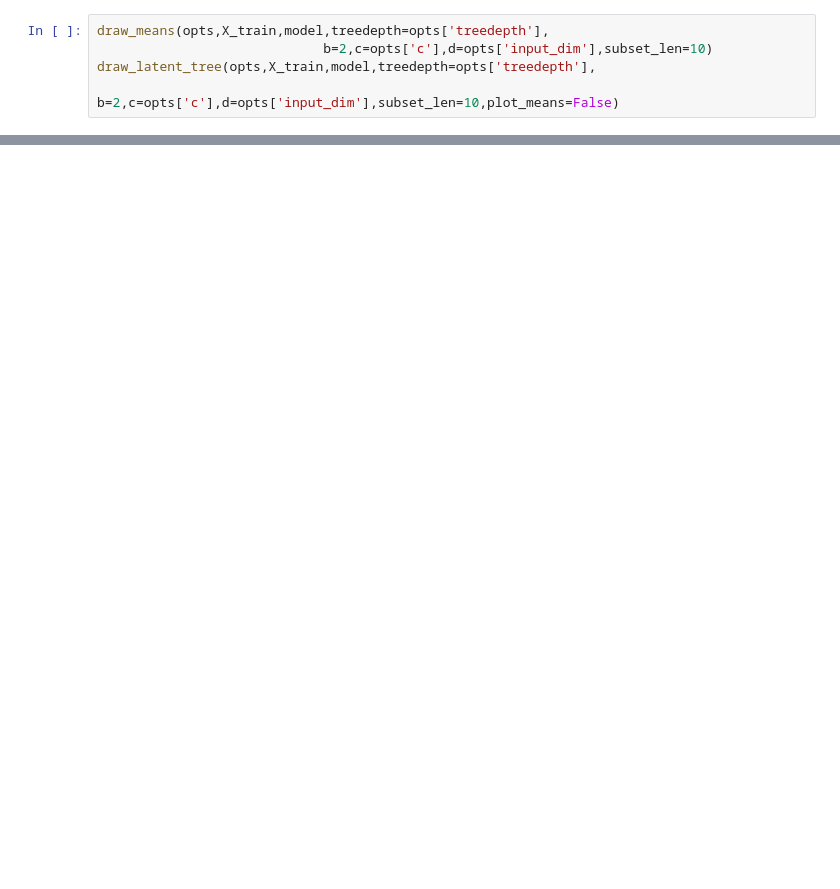
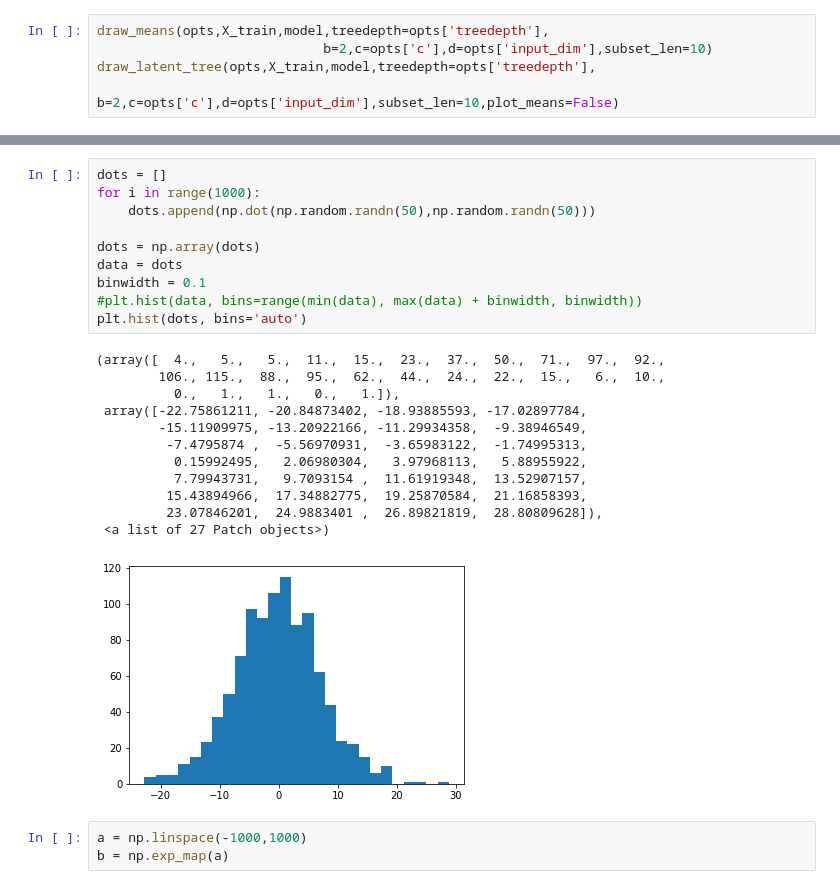
Before and after one commit to iov9000/pwa, a Jupyter notebook: PWA.ipynb, the cells around one changed output, grey strips where cells are left out. Cells and saved outputs as stored; diff of their text form; blank space fills up the shorter version.

```diff
--- a/PWA.ipynb
+++ b/PWA.ipynb
@@ -177,0 +475,26 @@ draw_latent_tree(opts,X_train,model,treedepth=opts['treedepth'],
+# %%
+dots = []
+for i in range(1000):
+    dots.append(np.dot(np.random.randn(50),np.random.randn(50)))
+
+dots = np.array(dots)
+data = dots
+binwidth = 0.1
+#plt.hist(data, bins=range(min(data), max(data) + binwidth, binwidth))
+plt.hist(dots, bins='auto')
+# %% [output]
+(array([  4.,   5.,   5.,  11.,  15.,  23.,  37.,  50.,  71.,  97.,  92.,
+        106., 115.,  88.,  95.,  62.,  44.,  24.,  22.,  15.,   6.,  10.,
+          0.,   1.,   1.,   0.,   1.]),
+ array([-22.75861211, -20.84873402, -18.93885593, -17.02897784,
+        -15.11909975, -13.20922166, -11.29934358,  -9.38946549,
+         -7.4795874 ,  -5.56970931,  -3.65983122,  -1.74995313,
+          0.15992495,   2.06980304,   3.97968113,   5.88955922,
+          7.79943731,   9.7093154 ,  11.61919348,  13.52907157,
+         15.43894966,  17.34882775,  19.25870584,  21.16858393,
+         23.07846201,  24.9883401 ,  26.89821819,  28.80809628]),
+ <a list of 27 Patch objects>)
+[figure, added]
+# %%
+a = np.linspace(-1000,1000)
+b = np.exp_map(a)
```
Also changed, not shown: parts of 10 cells of this notebook, 6 other files.
